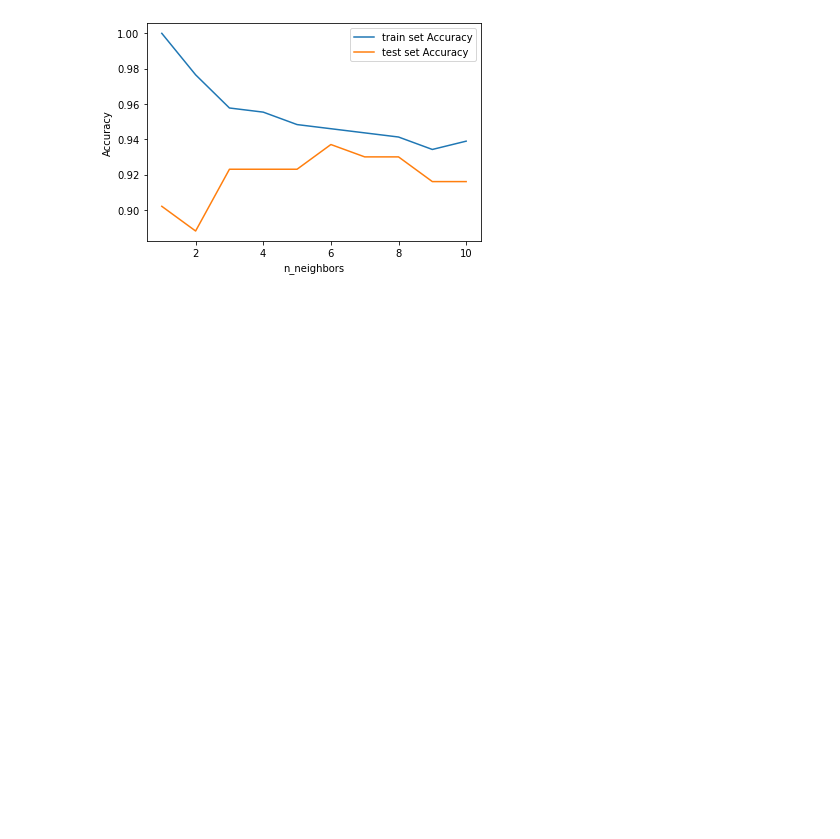
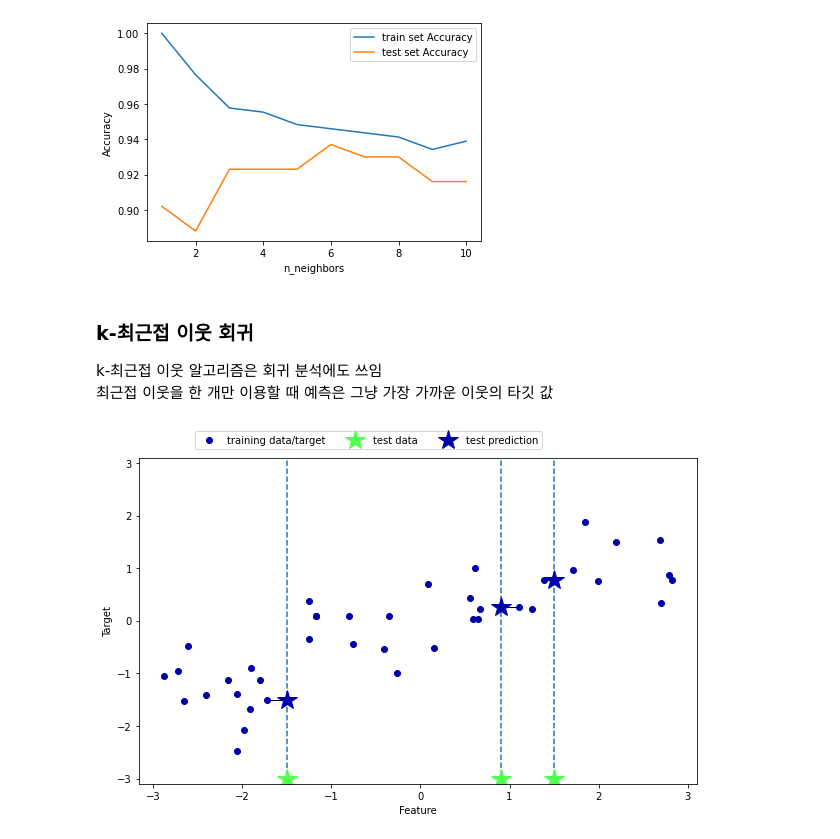
Before and after one commit to YuLim2/Deep-Learing-Machine-Learning, a Jupyter notebook: Study/Supervised-Learning_Algorithm.ipynb, the cells around one changed output. Cells and saved outputs as stored; diff of their text form; code cells hidden in the pictures; blank space fills up the shorter version.

```diff
--- a/Study/Supervised-Learning_Algorithm.ipynb
+++ b/Study/Supervised-Learning_Algorithm.ipynb
@@ -161,3 +178,11 @@ plt.legend()
 plt.show()
 # %% [output]
 [figure]
+# %% [markdown]
+### k-최근접 이웃 회귀
+k-최근접 이웃 알고리즘은 회귀 분석에도 쓰임 <br>
+최근접 이웃을 한 개만 이용할 때 예측은 그냥 가장 가까운 이웃의 타깃 값
+# %%
+mglearn.plots.plot_knn_regression(n_neighbors=1)
+# %% [output]
+[figure, added]
```
Also changed, not shown: parts of 1 cell of this notebook.
